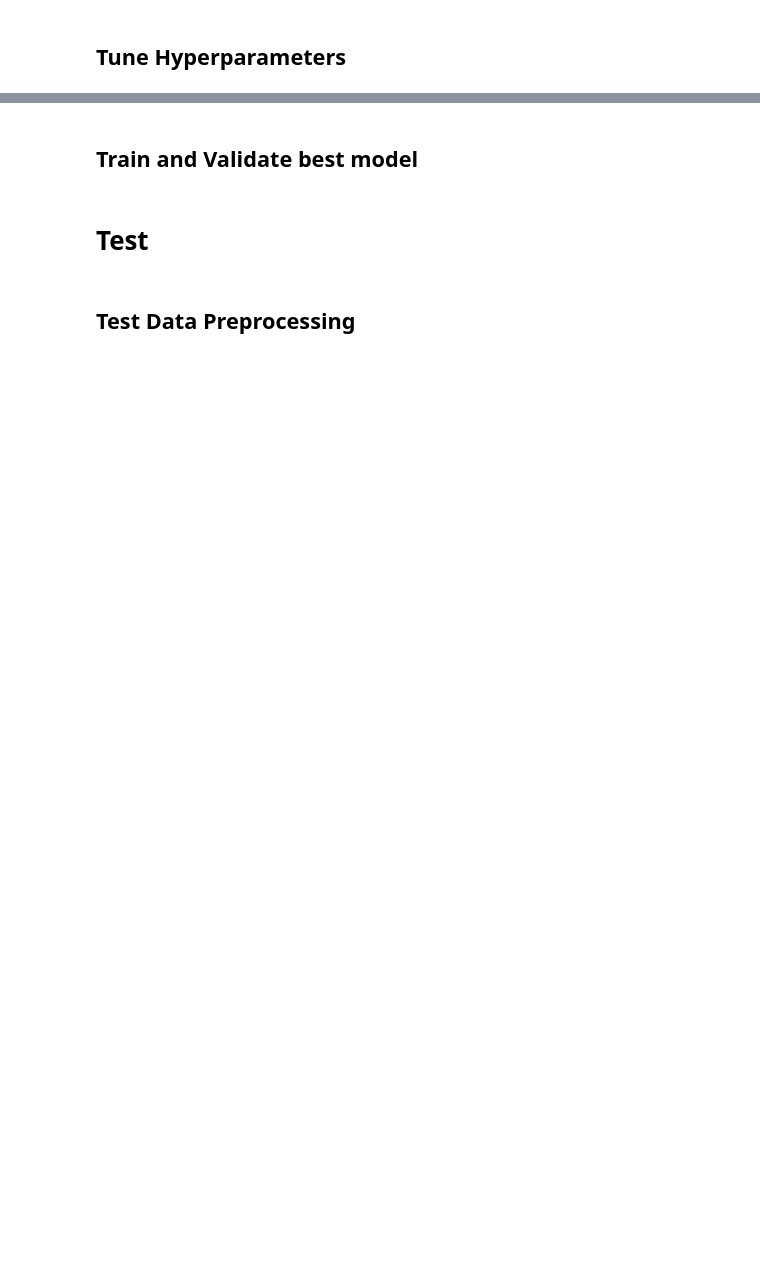
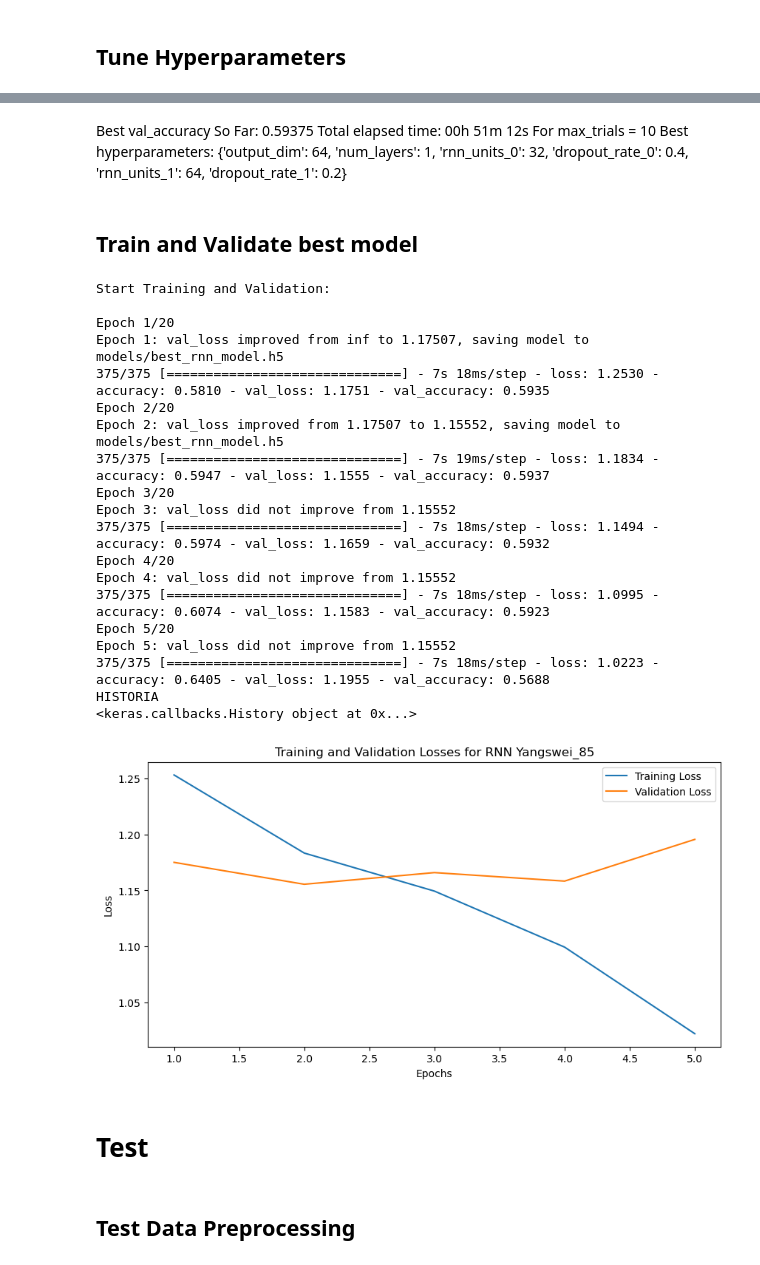
Before and after one commit to SaraHoxha/emotion-detection-txa, a Jupyter notebook: Model Implementation/RNN.ipynb, the cells around one changed output, grey strips where cells are left out. Cells and saved outputs as stored; diff of their text form; code cells hidden in the pictures; blank space fills up the shorter version.

```diff
--- a/Model Implementation/RNN.ipynb
+++ b/Model Implementation/RNN.ipynb
@@ -65,14 +48,17 @@ dataset_name = 'T5'
 #Preprocess training data
 df_train['text'].apply(preprocess).to_frame()
 
+
 # Tokenize and pad training data
-padded_sequences, train_vocabulary, vocab_size = tokenize_and_pad(df_train[['text']])
+padded_sequences, tokenizer, vocab_size = tokenize_and_pad(df_train[['text']])
 
 # Set training data
-train_data = padded_sequences
+padded_train_data = padded_sequences
 
 #Encode labels and save classes in npy file
 label_encoder = LabelEncoder()
 label_encoder.fit(df_train['label'])
 np.save('data/label_classes.npy', label_encoder.classes_)
 train_labels = torch.tensor(label_encoder.transform(df_train['label']),dtype=torch.long)
+num_classes = len(label_encoder.classes_)
+train_labels_one_hot_encoded = tf.keras.utils.to_categorical(train_labels)
@@ -119,2 +106,7 @@ optimizer = optim.Adam(rnn_model.parameters(), lr=learning_rate)
+# %% [markdown]
+Best val_accuracy So Far: 0.59375
+Total elapsed time: 00h 51m 12s
+For max_trials = 10
+Best hyperparameters: {'output_dim': 64, 'num_layers': 1, 'rnn_units_0': 32, 'dropout_rate_0': 0.4, 'rnn_units_1': 64, 'dropout_rate_1': 0.2}
 # %% [markdown]
 ## Train and Validate best model
@@ -146,3 +113,50 @@ torch.save(model_config, "models/RNN.pth")
+# %%
+print("Start Training and Validation:\n")
+epochs = 50
+patience = 15
+batch_size = 64
+
+
+rnn_model = build_model(best_hps)
+early_stopping = EarlyStopping(monitor='val_loss', patience=patience, restore_best_weights=True)
+model_checkpoint = ModelCheckpoint('models/best_rnn_model.h5', monitor='val_loss', save_best_only=True, mode='min', verbose=1)
+
+history = rnn_model.fit(
+    padded_train_data,
+    train_labels_one_hot_encoded,
+    epochs=epochs,
+    batch_size=batch_size,
+    validation_split=0.2,
+    callbacks=[early_stopping, model_checkpoint],
+    verbose=1
+)
+# Extract training and validation losses
+train_losses = history.history['loss']
+val_losses = history.history['val_loss']
+actual_epochs =  len(train_losses)
+# Plot training and validation losses
+plot_losses("RNN", dataset_name, train_losses, val_losses, actual_epochs)
+# %% [output]
+Start Training and Validation:
+
+Epoch 1/20
+Epoch 1: val_loss improved from inf to 1.17507, saving model to models/best_rnn_model.h5
+375/375 [==============================] - 7s 18ms/step - loss: 1.2530 - accuracy: 0.5810 - val_loss: 1.1751 - val_accuracy: 0.5935
+Epoch 2/20
+Epoch 2: val_loss improved from 1.17507 to 1.15552, saving model to models/best_rnn_model.h5
+375/375 [==============================] - 7s 19ms/step - loss: 1.1834 - accuracy: 0.5947 - val_loss: 1.1555 - val_accuracy: 0.5937
+Epoch 3/20
+Epoch 3: val_loss did not improve from 1.15552
+375/375 [==============================] - 7s 18ms/step - loss: 1.1494 - accuracy: 0.5974 - val_loss: 1.1659 - val_accuracy: 0.5932
+Epoch 4/20
+Epoch 4: val_loss did not improve from 1.15552
+375/375 [==============================] - 7s 18ms/step - loss: 1.0995 - accuracy: 0.6074 - val_loss: 1.1583 - val_accuracy: 0.5923
+Epoch 5/20
+Epoch 5: val_loss did not improve from 1.15552
+375/375 [==============================] - 7s 18ms/step - loss: 1.0223 - accuracy: 0.6405 - val_loss: 1.1955 - val_accuracy: 0.5688
+HISTORIA
+<keras.callbacks.History object at 0x...>
+[figure, added]
 # %% [markdown]
 # Test
 # %% [markdown]
```
Also changed, not shown: parts of 18 cells of this notebook, 2 other files.
